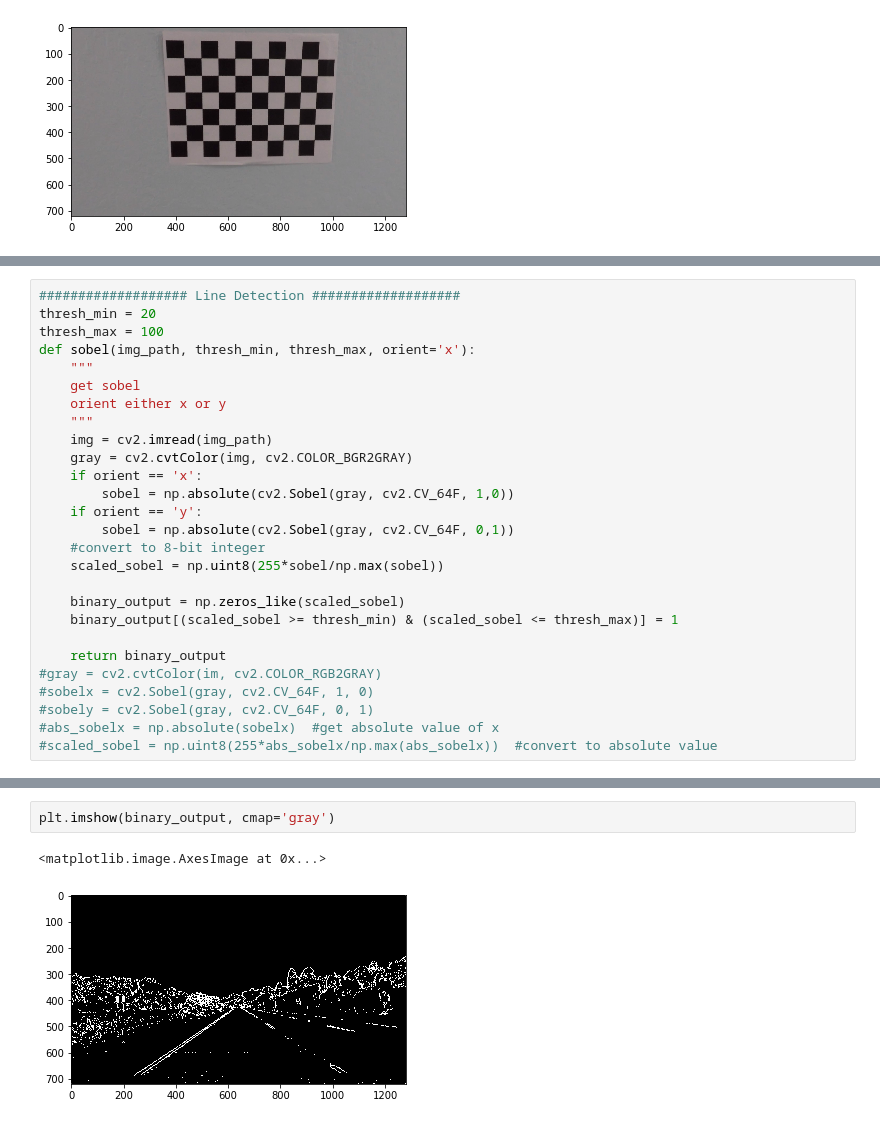
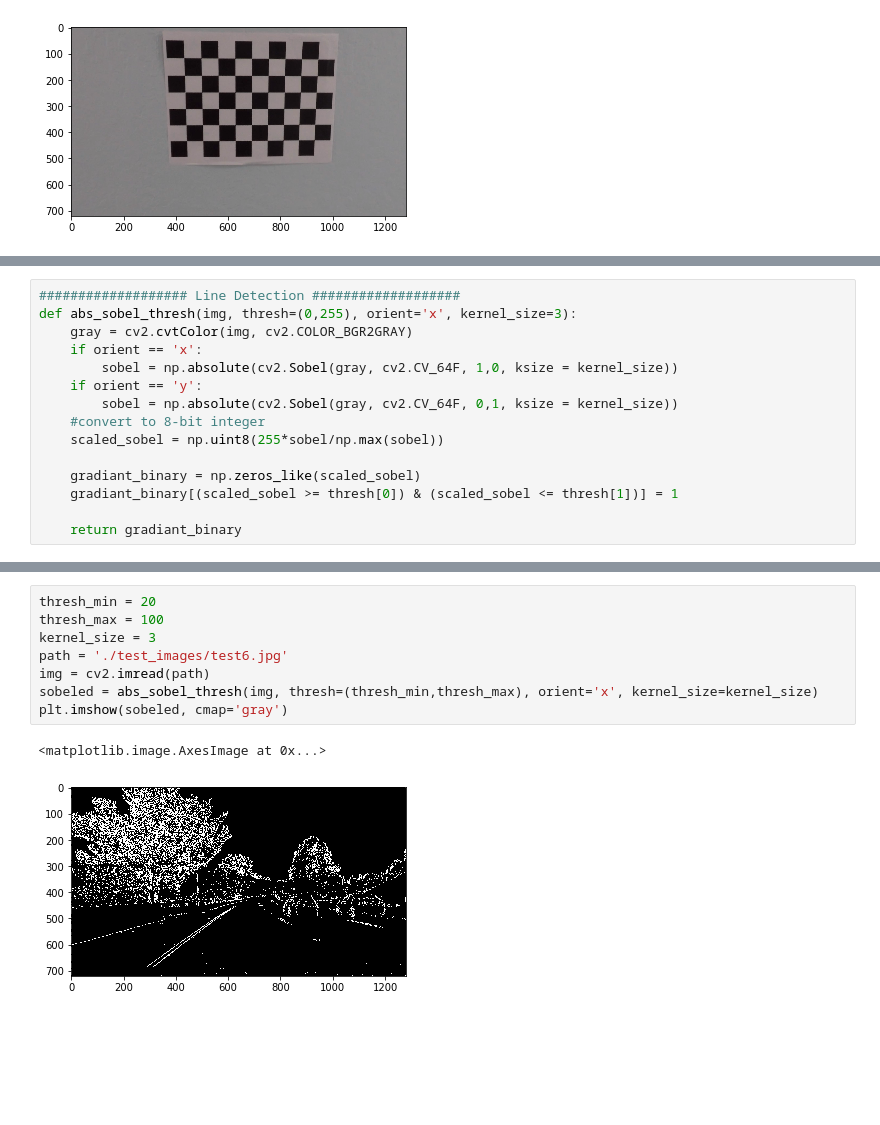
Before and after one commit to angelovila/CarND-P4-advanced-lane-finding, a Jupyter notebook: p4.ipynb, the cells around one changed output, grey strips where cells are left out. Drawn from its saved outputs; the diff is of its cells as text; blank space fills up the shorter version.

```diff
--- a/p4.ipynb
+++ b/p4.ipynb
@@ -71,27 +92,15 @@ plt.imshow(dst)
 # %%
 ################### Line Detection ###################
-thresh_min = 20
-thresh_max = 100
-def sobel(img_path, thresh_min, thresh_max, orient='x'):
-    """
-    get sobel
-    orient either x or y
-    """
-    img = cv2.imread(img_path)
+def abs_sobel_thresh(img, thresh=(0,255), orient='x', kernel_size=3):
     gray = cv2.cvtColor(img, cv2.COLOR_BGR2GRAY)
     if orient == 'x':
-        sobel = np.absolute(cv2.Sobel(gray, cv2.CV_64F, 1,0))
+        sobel = np.absolute(cv2.Sobel(gray, cv2.CV_64F, 1,0, ksize = kernel_size))
     if orient == 'y':
-        sobel = np.absolute(cv2.Sobel(gray, cv2.CV_64F, 0,1))
+        sobel = np.absolute(cv2.Sobel(gray, cv2.CV_64F, 0,1, ksize = kernel_size))
     #convert to 8-bit integer
     scaled_sobel = np.uint8(255*sobel/np.max(sobel))
 
-    binary_output = np.zeros_like(scaled_sobel)
-    binary_output[(scaled_sobel >= thresh_min) & (scaled_sobel <= thresh_max)] = 1
+    gradiant_binary = np.zeros_like(scaled_sobel)
+    gradiant_binary[(scaled_sobel >= thresh[0]) & (scaled_sobel <= thresh[1])] = 1
 
-    return binary_output
-#gray = cv2.cvtColor(im, cv2.COLOR_RGB2GRAY)
-#sobelx = cv2.Sobel(gray, cv2.CV_64F, 1, 0)
-#sobely = cv2.Sobel(gray, cv2.CV_64F, 0, 1)
-#abs_sobelx = np.absolute(sobelx)  #get absolute value of x
-#scaled_sobel = np.uint8(255*abs_sobelx/np.max(abs_sobelx))  #convert to absolute value
+    return gradiant_binary
@@ -121,5 +107,11 @@ plt.imshow(a, cmap='gray')
-# %%
-plt.imshow(binary_output, cmap='gray')
-# %% [output]
-<matplotlib.image.AxesImage at 0x...>
-[figure, removed]
+# %%
+thresh_min = 20
+thresh_max = 100
+kernel_size = 3
+path = './test_images/test6.jpg'
+img = cv2.imread(path)
+sobeled = abs_sobel_thresh(img, thresh=(thresh_min,thresh_max), orient='x', kernel_size=kernel_size)
+plt.imshow(sobeled, cmap='gray')
+# %% [output]
+<matplotlib.image.AxesImage at 0x...>
+[figure, added]
```
Also changed, not shown: parts of 32 cells of this notebook, 1 other file.
